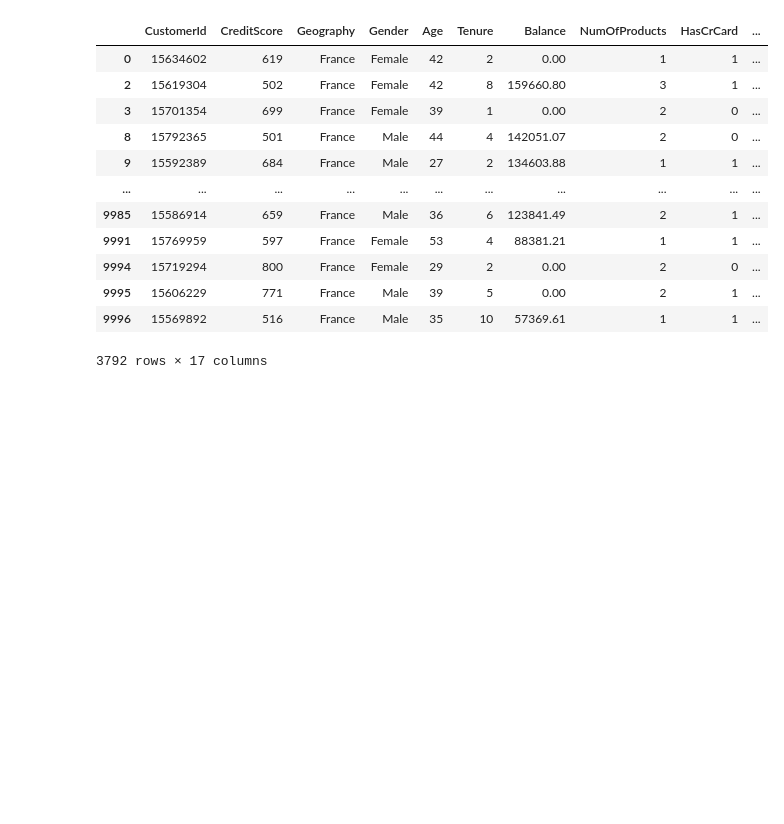
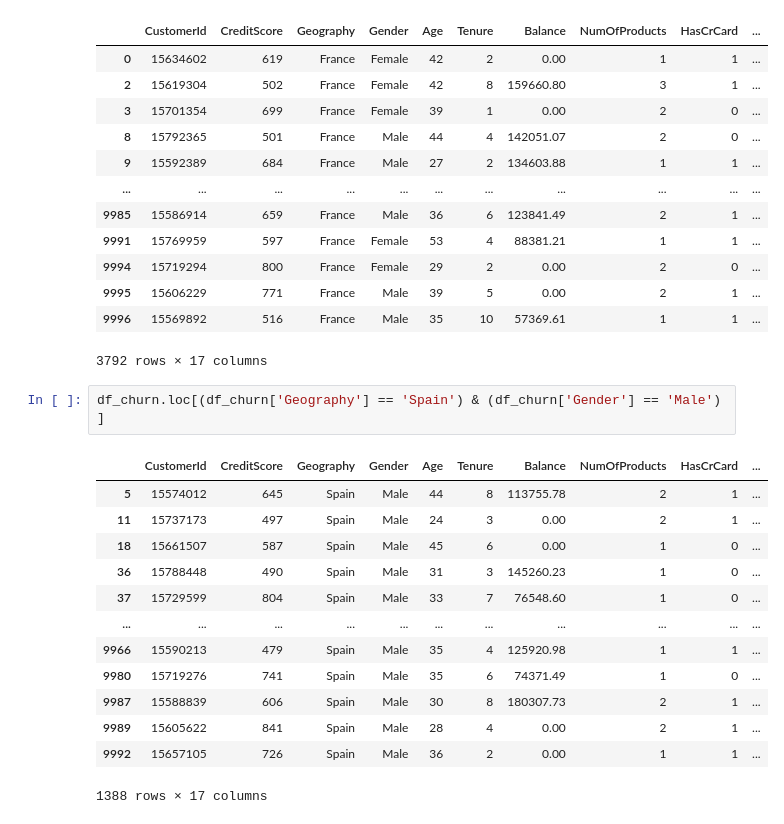
Before and after one commit to leandroclv/analista_dados_python_udemy, a Jupyter notebook: projeto_curso.ipynb, the cells around one changed output. Drawn from its saved outputs; the diff is of its cells as text; blank space fills up the shorter version.

```diff
--- a/projeto_curso.ipynb
+++ b/projeto_curso.ipynb
@@ -446,3 +446,19 @@ df_churn.query("(EstimatedSalary > 50000) & (Geography == 'France')")
 | 9995 | 15606229 | 771 | France | Male | 39 | 5 | 0.00 | 2 | 1 | ... |
 | 9996 | 15569892 | 516 | France | Male | 35 | 10 | 57369.61 | 1 | 1 | ... |
 3792 rows × 17 columns
+# %%
+df_churn.loc[(df_churn['Geography'] == 'Spain') & (df_churn['Gender'] == 'Male') ]
+# %% [output]
+|  | CustomerId | CreditScore | Geography | Gender | Age | Tenure | Balance | NumOfProducts | HasCrCard | ... |
+| 5 | 15574012 | 645 | Spain | Male | 44 | 8 | 113755.78 | 2 | 1 | ... |
+| 11 | 15737173 | 497 | Spain | Male | 24 | 3 | 0.00 | 2 | 1 | ... |
+| 18 | 15661507 | 587 | Spain | Male | 45 | 6 | 0.00 | 1 | 0 | ... |
+| 36 | 15788448 | 490 | Spain | Male | 31 | 3 | 145260.23 | 1 | 0 | ... |
+| 37 | 15729599 | 804 | Spain | Male | 33 | 7 | 76548.60 | 1 | 0 | ... |
+| ... | ... | ... | ... | ... | ... | ... | ... | ... | ... | ... |
+| 9966 | 15590213 | 479 | Spain | Male | 35 | 4 | 125920.98 | 1 | 1 | ... |
+| 9980 | 15719276 | 741 | Spain | Male | 35 | 6 | 74371.49 | 1 | 0 | ... |
+| 9987 | 15588839 | 606 | Spain | Male | 30 | 8 | 180307.73 | 2 | 1 | ... |
+| 9989 | 15605622 | 841 | Spain | Male | 28 | 4 | 0.00 | 2 | 1 | ... |
+| 9992 | 15657105 | 726 | Spain | Male | 36 | 2 | 0.00 | 1 | 1 | ... |
+1388 rows × 17 columns
```
Also changed, not shown: parts of 15 cells of this notebook.
